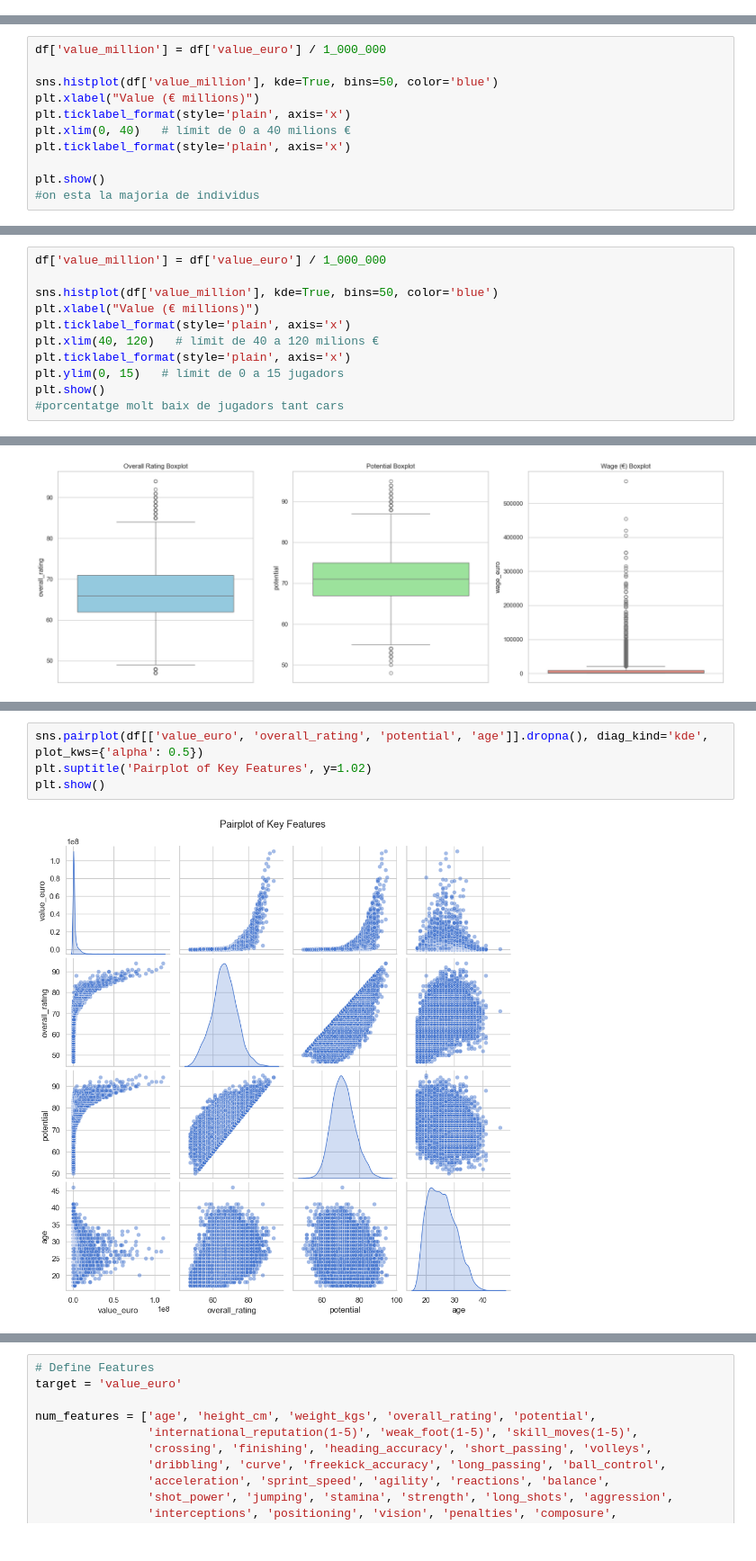
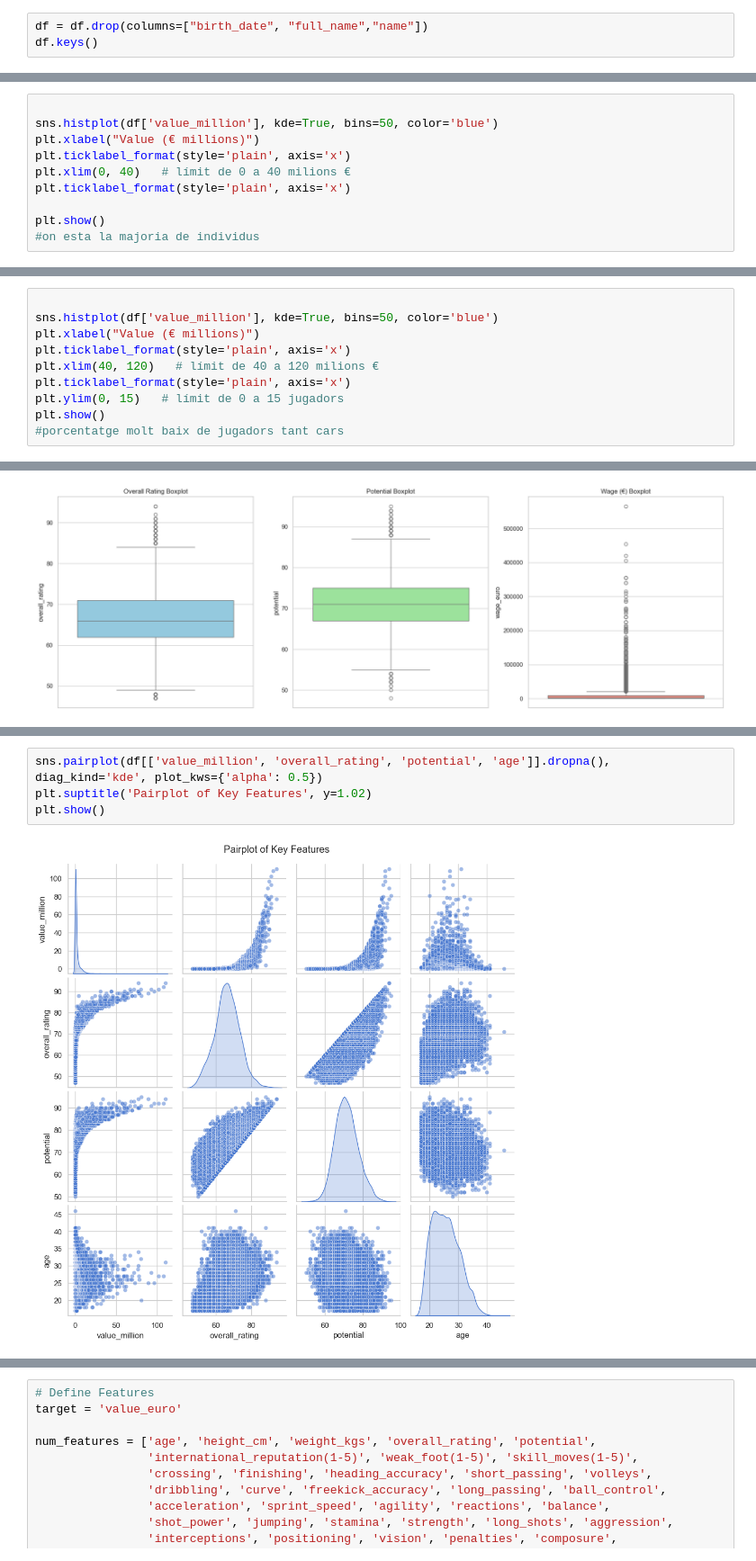
Before and after one commit to NIU1704248/fifa_prediction, a Jupyter notebook: price_prediction.ipynb, the cells around one changed output, grey strips where cells are left out. Shown at 90% size. Saved outputs shown, nothing was run; the diff lists cells and outputs as text.

```diff
--- a/price_prediction.ipynb
+++ b/price_prediction.ipynb
@@ -52,3 +122,6 @@ Dataset Shape: (17954, 51)
 | 3 | L. Insigne | Lorenzo Insigne | 6/4/1991 | 27 | 162.56 | 59.0 | LW,ST | Italy | ... |
 | 4 | K. Koulibaly | Kalidou Koulibaly | 6/20/1991 | 27 | 187.96 | 88.9 | CB | Senegal | ... |
 5 rows × 51 columns
+# %%
+df = df.drop(columns=["birth_date", "full_name","name"])
+df.keys()
@@ -70,7 +156,6 @@ plt.show()
 # %% [output]
 [figure]
 # %%
-df['value_million'] = df['value_euro'] / 1_000_000
 
 sns.histplot(df['value_million'], kde=True, bins=50, color='blue')
 plt.xlabel("Value (€ millions)")
@@ -83,7 +168,6 @@ plt.show()
 # %% [output]
 [figure]
 # %%
-df['value_million'] = df['value_euro'] / 1_000_000
 
 sns.histplot(df['value_million'], kde=True, bins=50, color='blue')
 plt.xlabel("Value (€ millions)")
@@ -139,7 +223,7 @@ plt.show()
 Let's look at the pairwise relationships between the most important features: `value_euro`, `overall_rating`, `potential`, and `age`.
 # %%
-sns.pairplot(df[['value_euro', 'overall_rating', 'potential', 'age']].dropna(), diag_kind='kde', plot_kws={'alpha': 0.5})
+sns.pairplot(df[['value_million', 'overall_rating', 'potential', 'age']].dropna(), diag_kind='kde', plot_kws={'alpha': 0.5})
 plt.suptitle('Pairplot of Key Features', y=1.02)
 plt.show()
 # %% [output]
-[figure, old version]
+[figure, new version]
```
Also changed, not shown: parts of 28 cells of this notebook.
